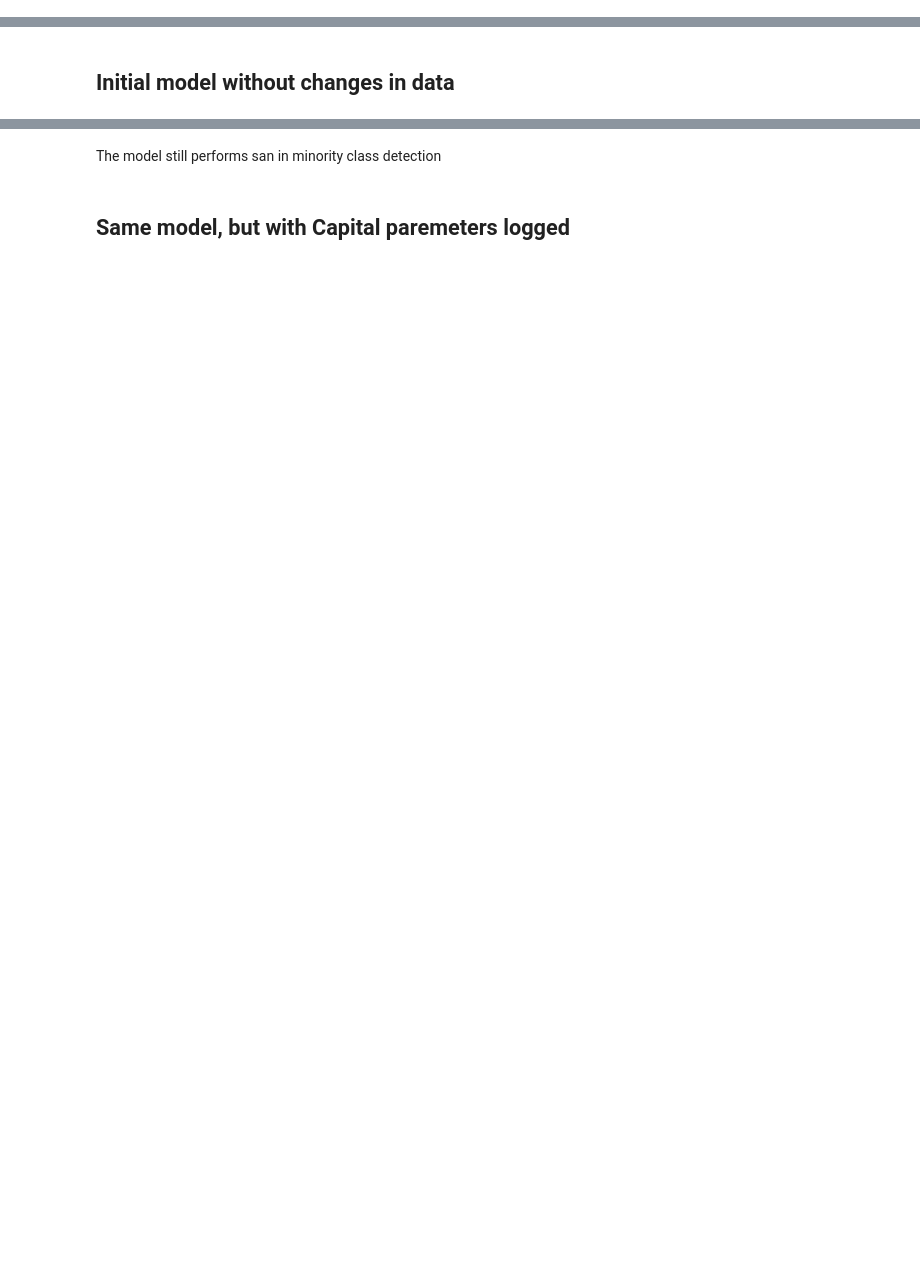
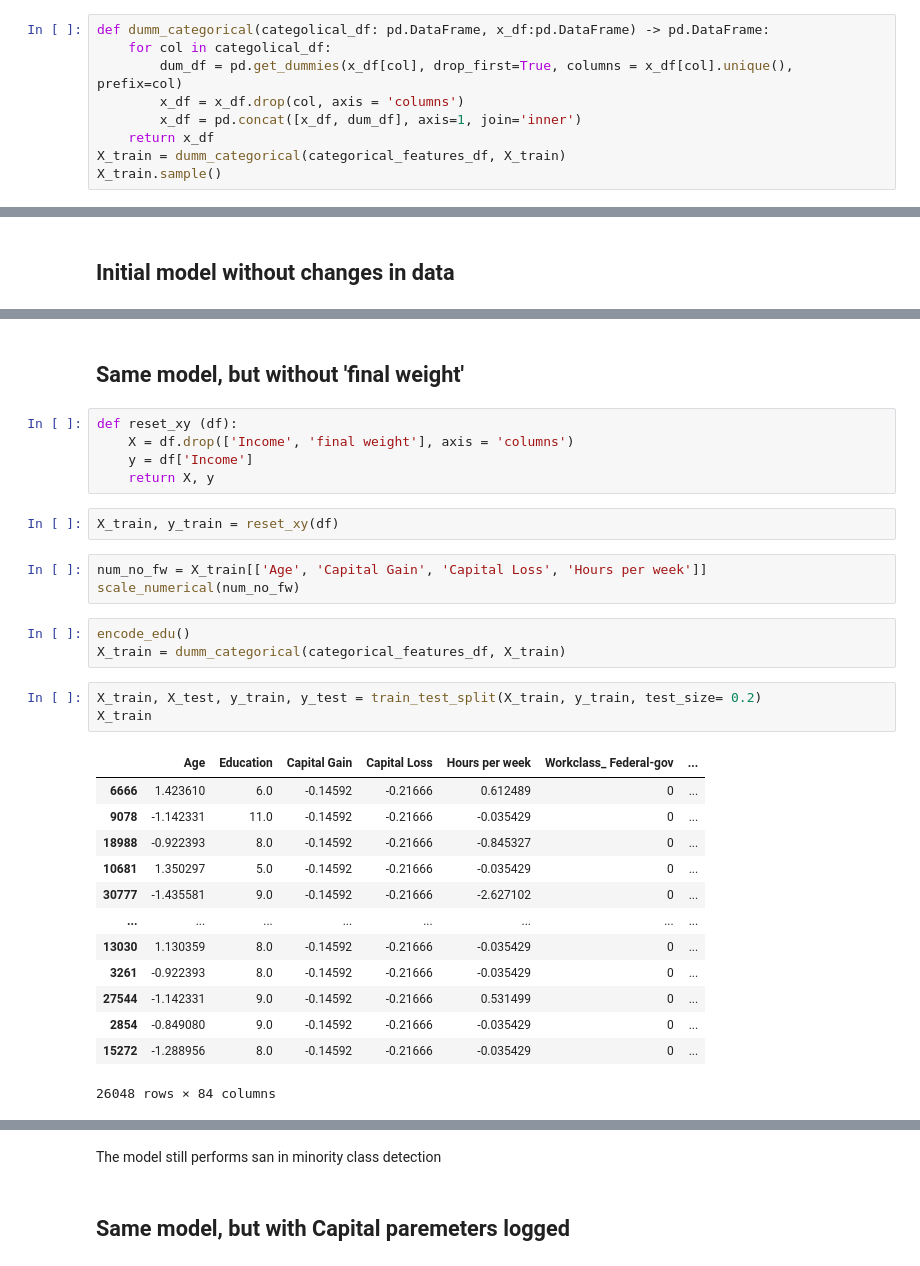
Before and after one commit to nadiia-duiunova/Adults_pet_project, a Jupyter notebook: Logistic regression.ipynb, the cells around one changed output, grey strips where cells are left out. Cells and saved outputs as stored; diff of their text form; blank space fills up the shorter version.

Commit message:
Changed features to dummies

```diff
--- a/Logistic regression.ipynb
+++ b/Logistic regression.ipynb
@@ -121,0 +94,9 @@ X.shape
+# %%
+def dumm_categorical(categolical_df: pd.DataFrame, x_df:pd.DataFrame) -> pd.DataFrame:
+    for col in categolical_df:
+        dum_df = pd.get_dummies(x_df[col], drop_first=True, columns = x_df[col].unique(), prefix=col)
+        x_df = x_df.drop(col, axis = 'columns')
+        x_df = pd.concat([x_df, dum_df], axis=1, join='inner')
+    return x_df
+X_train = dumm_categorical(categorical_features_df, X_train)
+X_train.sample()
@@ -126,3 +154,35 @@ X_train, X_test, y_train, y_test = train_test_split(X, y, test_size= 0.2)
+# %% [markdown]
+## Same model, but without 'final weight'
+# %%
+def reset_xy (df):
+    X = df.drop(['Income', 'final weight'], axis = 'columns')
+    y = df['Income']
+    return X, y
+# %%
+X_train, y_train = reset_xy(df)
+# %%
+num_no_fw = X_train[['Age', 'Capital Gain', 'Capital Loss', 'Hours per week']]
+scale_numerical(num_no_fw)
+# %%
+encode_edu()
+X_train = dumm_categorical(categorical_features_df, X_train)
+# %%
+X_train, X_test, y_train, y_test = train_test_split(X_train, y_train, test_size= 0.2)
+X_train
+# %% [output]
+|  | Age | Education | Capital Gain | Capital Loss | Hours per week | Workclass_ Federal-gov | ... |
+| 6666 | 1.423610 | 6.0 | -0.14592 | -0.21666 | 0.612489 | 0 | ... |
+| 9078 | -1.142331 | 11.0 | -0.14592 | -0.21666 | -0.035429 | 0 | ... |
+| 18988 | -0.922393 | 8.0 | -0.14592 | -0.21666 | -0.845327 | 0 | ... |
+| 10681 | 1.350297 | 5.0 | -0.14592 | -0.21666 | -0.035429 | 0 | ... |
+| 30777 | -1.435581 | 9.0 | -0.14592 | -0.21666 | -2.627102 | 0 | ... |
+| ... | ... | ... | ... | ... | ... | ... | ... |
+| 13030 | 1.130359 | 8.0 | -0.14592 | -0.21666 | -0.035429 | 0 | ... |
+| 3261 | -0.922393 | 8.0 | -0.14592 | -0.21666 | -0.035429 | 0 | ... |
+| 27544 | -1.142331 | 9.0 | -0.14592 | -0.21666 | 0.531499 | 0 | ... |
+| 2854 | -0.849080 | 9.0 | -0.14592 | -0.21666 | -0.035429 | 0 | ... |
+| 15272 | -1.288956 | 8.0 | -0.14592 | -0.21666 | -0.035429 | 0 | ... |
+26048 rows × 84 columns
 # %%
 model = sm.Logit(y_train, X_train).fit()
 print(model.summary())
```
Also changed, not shown: parts of 75 cells of this notebook.
